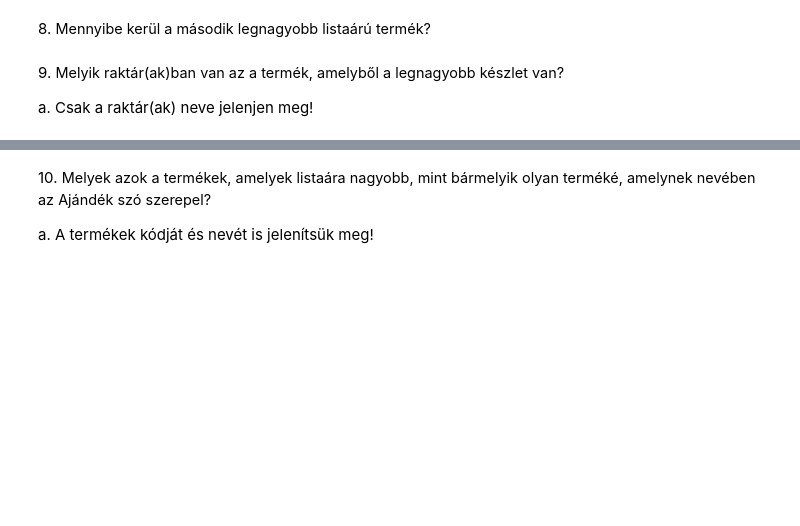
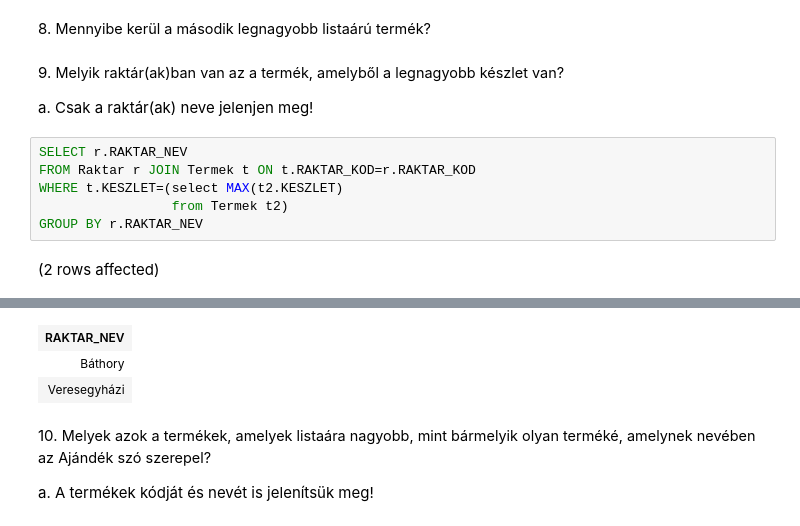
Before and after one commit to mlevente0703/sqlgyak03, a Jupyter notebook: gyakorlat06_feladatok.ipynb, the cells around one changed output, grey strips where cells are left out. Saved outputs shown, nothing was run; the diff lists cells and outputs as text; blank space fills up the shorter version.

```diff
--- a/gyakorlat06_feladatok.ipynb
+++ b/gyakorlat06_feladatok.ipynb
@@ -147,3 +140,11 @@ Total execution time: 00:00:00.074
 9. <span style="background-color: rgb(255, 255, 255); color: rgb(0, 0, 0); font-family: &quot;Open Sans&quot;, sans-serif; font-size: 14.44px;">Melyik raktár(ak)ban van az a termék, amelyből a legnagyobb készlet van?&nbsp;</span>
 
 a. Csak a raktár(ak) neve jelenjen meg!
+# %%
+SELECT r.RAKTAR_NEV
+FROM Raktar r JOIN Termek t ON t.RAKTAR_KOD=r.RAKTAR_KOD
+WHERE t.KESZLET=(select MAX(t2.KESZLET)
+                 from Termek t2)
+GROUP BY r.RAKTAR_NEV
+# %% [output]
+(2 rows affected)
@@ -150,3 +152,6 @@ a. Csak a raktár(ak) neve jelenjen meg!
+| RAKTAR_NEV |
+| Báthory |
+| Veresegyházi |
 # %% [markdown]
 10. <span style="background-color: rgb(255, 255, 255); color: rgb(0, 0, 0); font-family: &quot;Open Sans&quot;, sans-serif; font-size: 14.44px;">Melyek azok a termékek, amelyek listaára nagyobb, mint bármelyik olyan terméké, amelynek nevében az Ajándék szó szerepel?&nbsp;</span>
 
```
Also changed, not shown: parts of 8 cells of this notebook.
